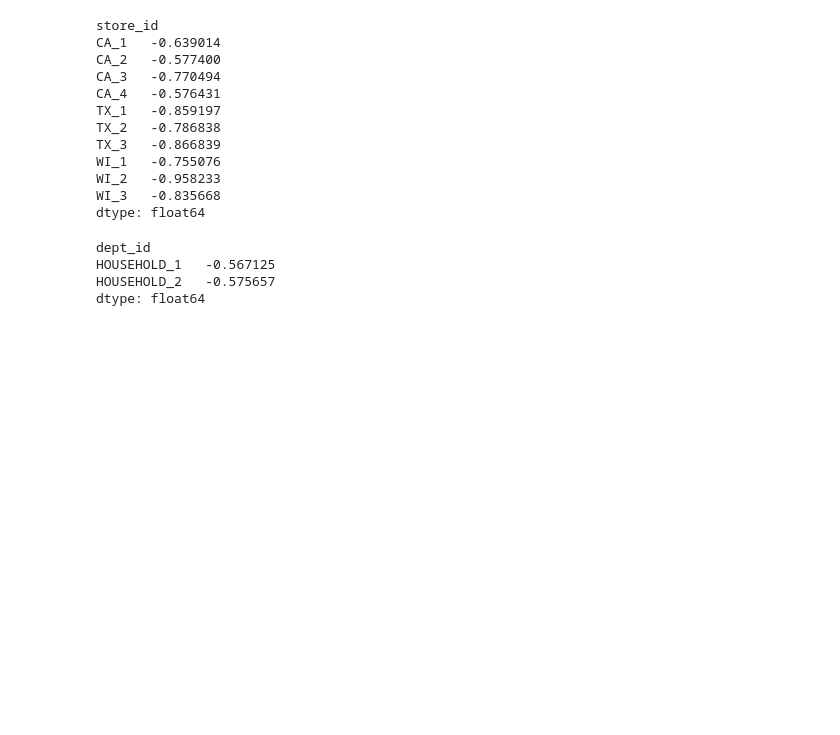
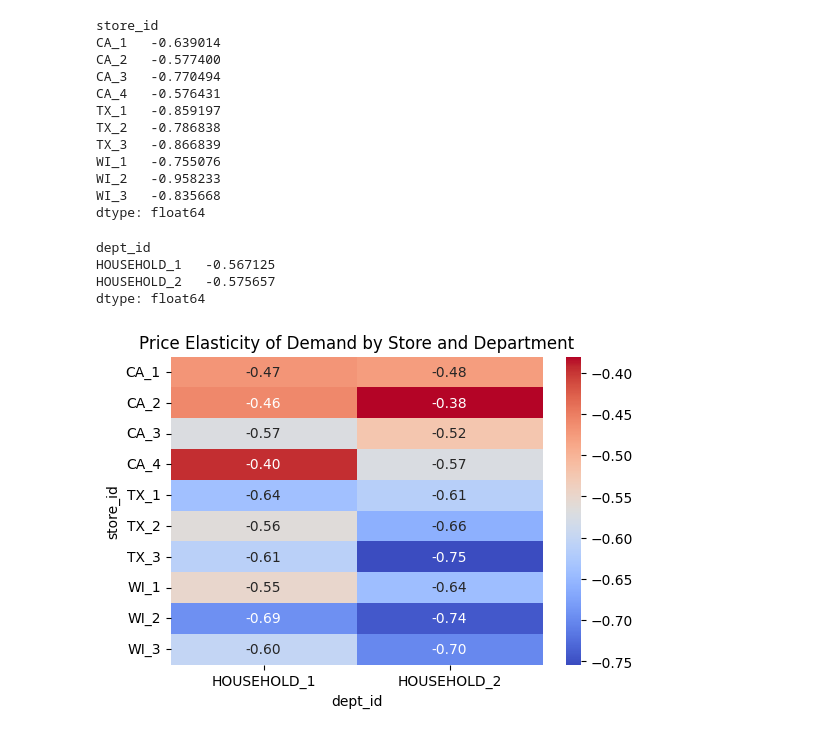
Before and after one commit to aaronmonash24/FYP, a Jupyter notebook: Data Analysis/PED.ipynb, the cells around one changed output. Cells and saved outputs as stored; diff of their text form; code cells hidden in the pictures; blank space fills up the shorter version.

```diff
--- a/Data Analysis/PED.ipynb
+++ b/Data Analysis/PED.ipynb
@@ -494,4 +485,19 @@ dept_id
 HOUSEHOLD_1   -0.567125
 HOUSEHOLD_2   -0.575657
 dtype: float64
+# %%
+# How foods in each state react to price changes.
+# Ex: Foods (apple,orange,banana...) in Victoria.
+ped_store_dept_id_households = households_df.groupby(['store_id','dept_id']).apply(ped1,include_groups=False)
+ped_store_dept_id_households = ped_store_dept_id_households.to_frame().reset_index()
+
+# Creating a heatmap
+ped_store_dept_id_households.columns = ['store_id', 'dept_id', 'PED']
+plt.figure(figsize=(6, 4))
+heatmap_data = ped_store_dept_id_households.pivot(index='store_id', columns='dept_id', values='PED')
+sns.heatmap(heatmap_data, annot=True, cmap="coolwarm", fmt=".2f")
+plt.title('Price Elasticity of Demand by Store and Department')
+plt.show()
+# %% [output]
+[figure, added]
 # %%
```
Also changed, not shown: parts of 10 cells of this notebook.
